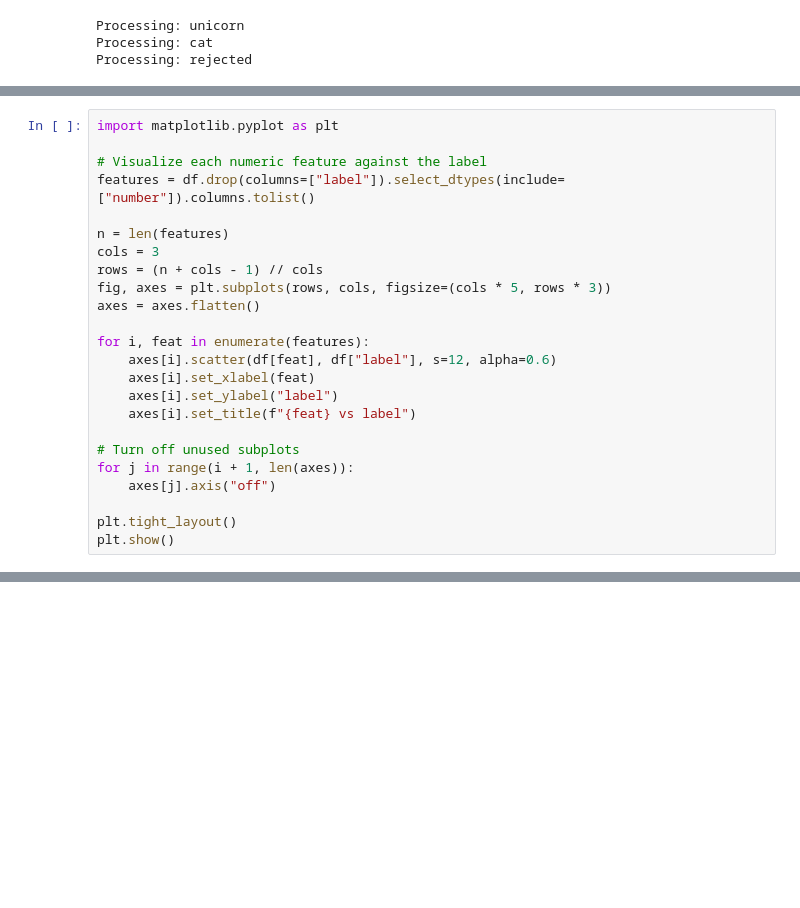
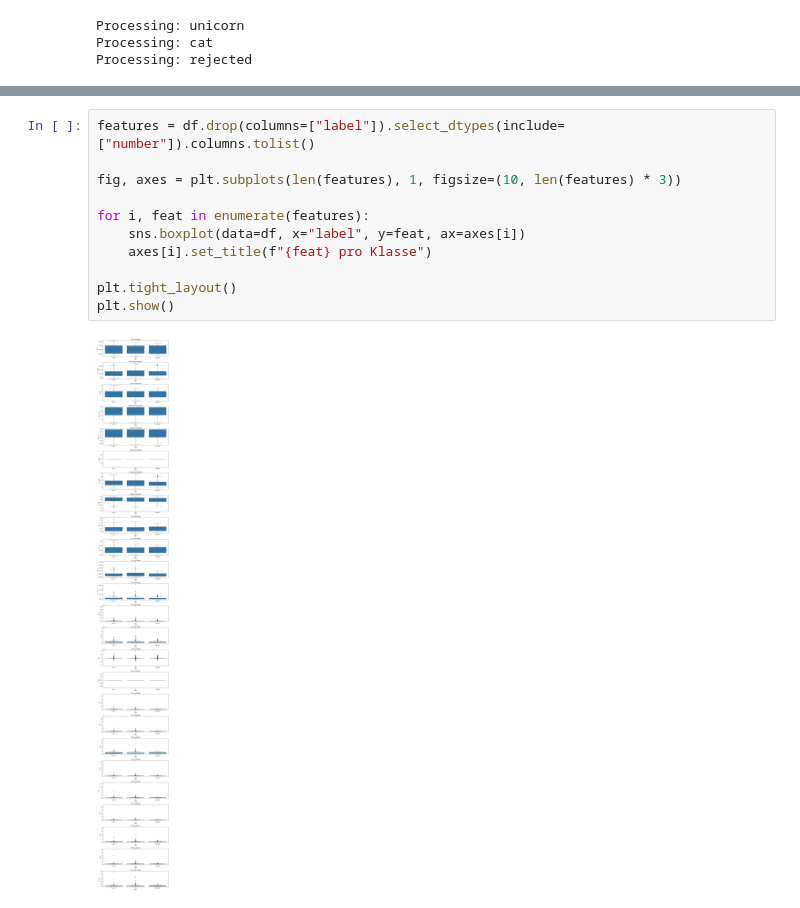
Before and after one commit to ibinsandig/Portal-zur-Exmatrikulation, a Jupyter notebook: misc/prepWork/dev_pictures/test.ipynb, the cells around one changed output, grey strips where cells are left out. Saved outputs shown, nothing was run; the diff lists cells and outputs as text; blank space fills up the shorter version.

```diff
--- a/misc/prepWork/dev_pictures/test.ipynb
+++ b/misc/prepWork/dev_pictures/test.ipynb
@@ -186,24 +202,0 @@ Dataset shape: (4592, 16)
-# %%
-import matplotlib.pyplot as plt
-
-# Visualize each numeric feature against the label
-features = df.drop(columns=["label"]).select_dtypes(include=["number"]).columns.tolist()
-
-n = len(features)
-cols = 3
-rows = (n + cols - 1) // cols
-fig, axes = plt.subplots(rows, cols, figsize=(cols * 5, rows * 3))
-axes = axes.flatten()
-
-for i, feat in enumerate(features):
-    axes[i].scatter(df[feat], df["label"], s=12, alpha=0.6)
-    axes[i].set_xlabel(feat)
-    axes[i].set_ylabel("label")
-    axes[i].set_title(f"{feat} vs label")
-
-# Turn off unused subplots
-for j in range(i + 1, len(axes)):
-    axes[j].axis("off")
-
-plt.tight_layout()
-plt.show()
@@ -270,0 +203,13 @@ Mean feature values per label:
+# %%
+features = df.drop(columns=["label"]).select_dtypes(include=["number"]).columns.tolist()
+
+fig, axes = plt.subplots(len(features), 1, figsize=(10, len(features) * 3))
+
+for i, feat in enumerate(features):
+    sns.boxplot(data=df, x="label", y=feat, ax=axes[i])
+    axes[i].set_title(f"{feat} pro Klasse")
+
+plt.tight_layout()
+plt.show()
+# %% [output]
+[figure, added]
```
Also changed, not shown: parts of 14 cells of this notebook, 3 other files.
